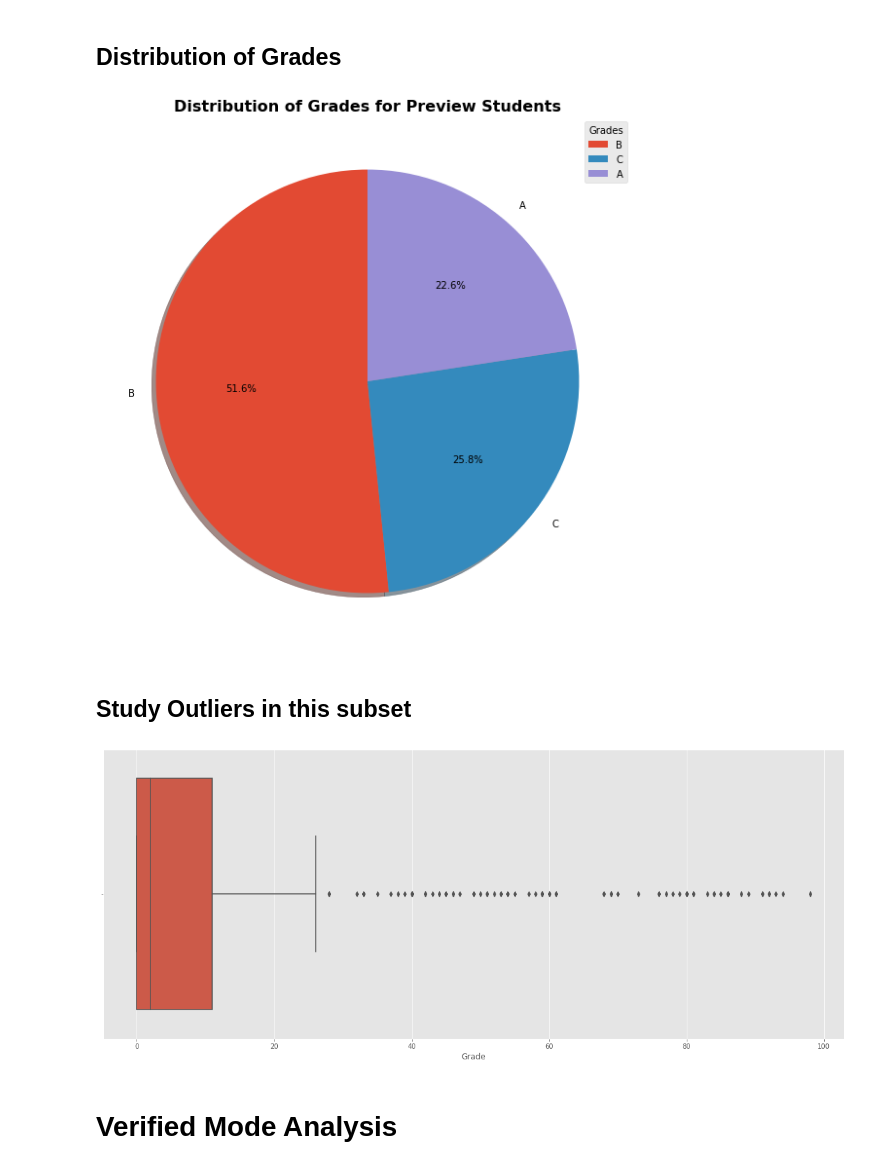
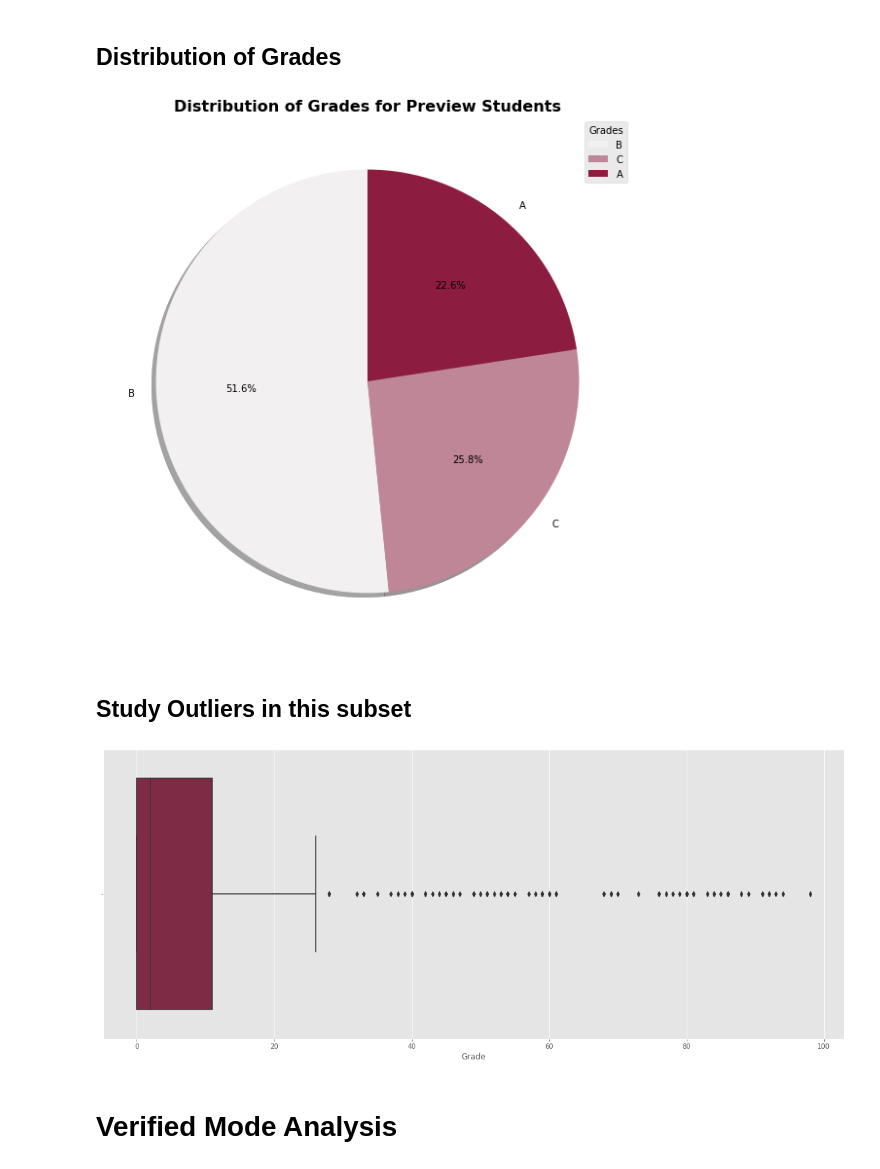
Before and after one commit to iamharkirat/EDA, a Jupyter notebook: learning_enterprise.ipynb, the cells around one changed output. Saved outputs shown, nothing was run; the diff lists cells and outputs as text; code cells hidden in the pictures.

```diff
--- a/learning_enterprise.ipynb
+++ b/learning_enterprise.ipynb
@@ -8,7 +8,8 @@ import seaborn as sns
 
 from pylab import rcParams
 rcParams['figure.figsize']=20,8
-plt.style.use('ggplot')
+asu_colors=['#FFC627', '#8C1D40', '#000000', '#FFFFFF']
+sns.set_palette(asu_colors)
 
 # Ignore harmless warnings
 import warnings
@@ -285,11 +289,14 @@ plt.show()
 # %% [markdown]
 ## Which enrollment mode is the most preferred
 # %%
+color='#8C1D40'
+light_colors=sns.light_palette(color, 3)
+
 value_counts = df['Enrollment Mode'].value_counts().sort_values(ascending=False)
 
 # Create pie chart
 fig, ax = plt.subplots(figsize=(10, 10))
-ax.pie(value_counts.values, labels=value_counts.index, autopct='\n{:.1f}%\n'.format, startangle=90, shadow=True)
+ax.pie(value_counts.values, labels=value_counts.index, autopct='\n{:.1f}%\n'.format, startangle=90, shadow=True, colors=light_colors)
 
 # Add title and legend
 ax.set_title('Distribution of Enrollment Mode', fontsize=16, fontweight='bold')
@@ -298,7 +305,8 @@ ax.legend(title='Enrollment Mode', loc='best')
 # Set font size and weight of labels
 for label in ax.get_xticklabels() + ax.get_yticklabels():
     label.set_fontsize(30)
-    label.set_fontweight('bold')
+    label.set_fontweight('extra bold')
+    label.set_color('white')
 
 plt.show()
 # %% [output]
@@ -347,32 +358,35 @@ x=df[df['Enrollment Mode']=='preview']
 # %% [markdown]
 ## Distribution of Grades
 # %%
+color='#8C1D40'
+light_colors=sns.light_palette(color, 3)
+
 value_counts = x['Final Grade'].value_counts().sort_values(ascending=False)
 
 # Create pie chart
 fig, ax = plt.subplots(figsize=(10, 10))
-ax.pie(value_counts.values, labels=value_counts.index, autopct='\n{:.1f}%\n'.format, startangle=90, shadow=True)
+ax.pie(value_counts.values, labels=value_counts.index, autopct='\n{:.1f}%\n'.format, startangle=90, shadow=True, colors=light_colors)
 
 # Add title and legend
 ax.set_title('Distribution of Grades for Preview Students', fontsize=16, fontweight='bold')
 ax.legend(title='Grades', loc='best')
 
 # Set font size and weight of labels
 for label in ax.get_xticklabels() + ax.get_yticklabels():
     label.set_fontsize(30)
     label.set_fontweight('bold')
 
 plt.show()
 # %% [output]
-[figure, old version]
+[figure, new version]
 # %% [markdown]
 ## Study Outliers in this subset
 # %%
 # Create a boxplot of the Grade variable
 y = x[['Number of Credits', 'Grade']].dropna()
-sns.boxplot(data=y, x='Grade');
+sns.boxplot(data=y, x='Grade', color='#8C1D40');
 # %% [output]
-[figure, old version]
+[figure, new version]
 # %% [markdown]
 # Verified Mode Analysis
 # %% [markdown]
```
Also changed, not shown: parts of 18 cells of this notebook.
